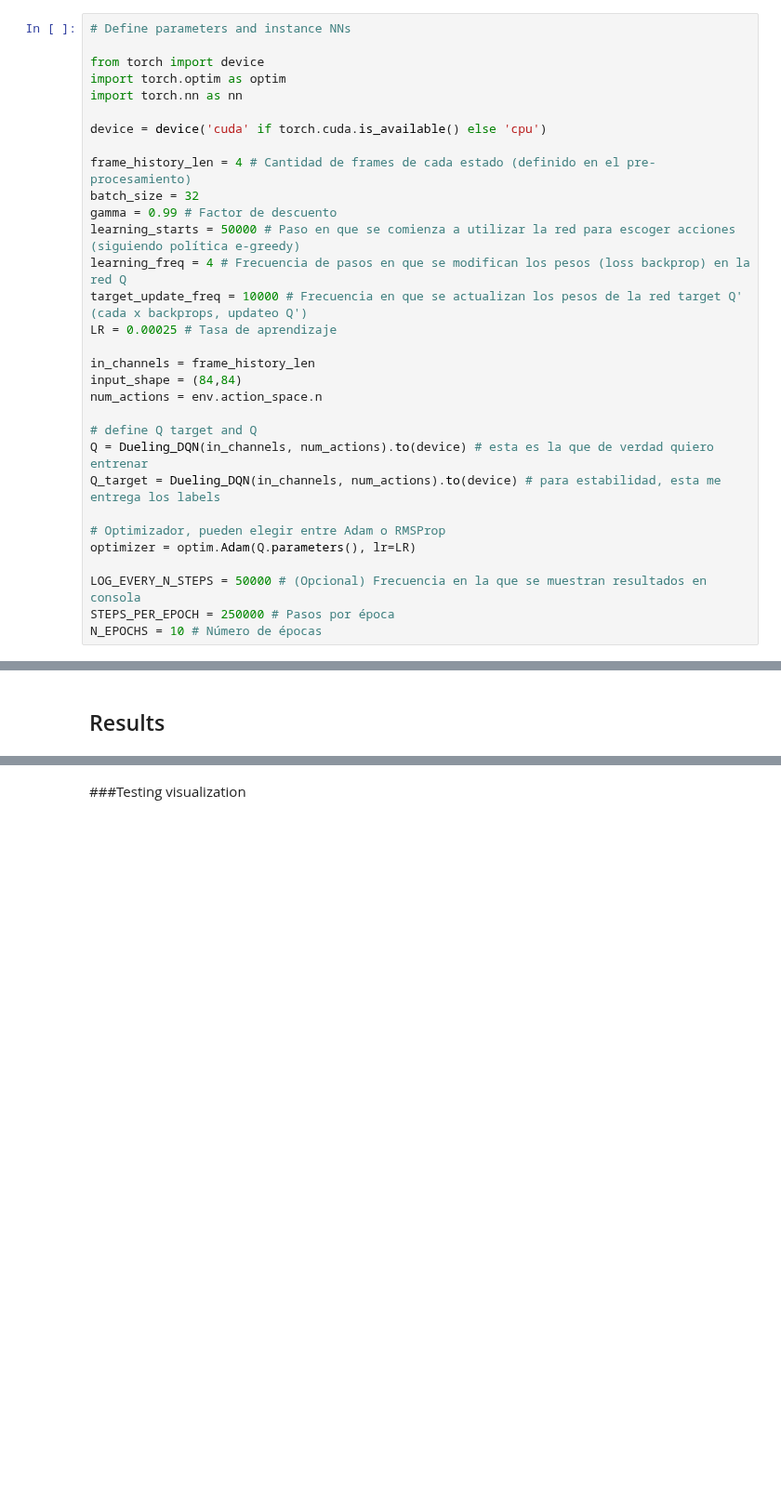
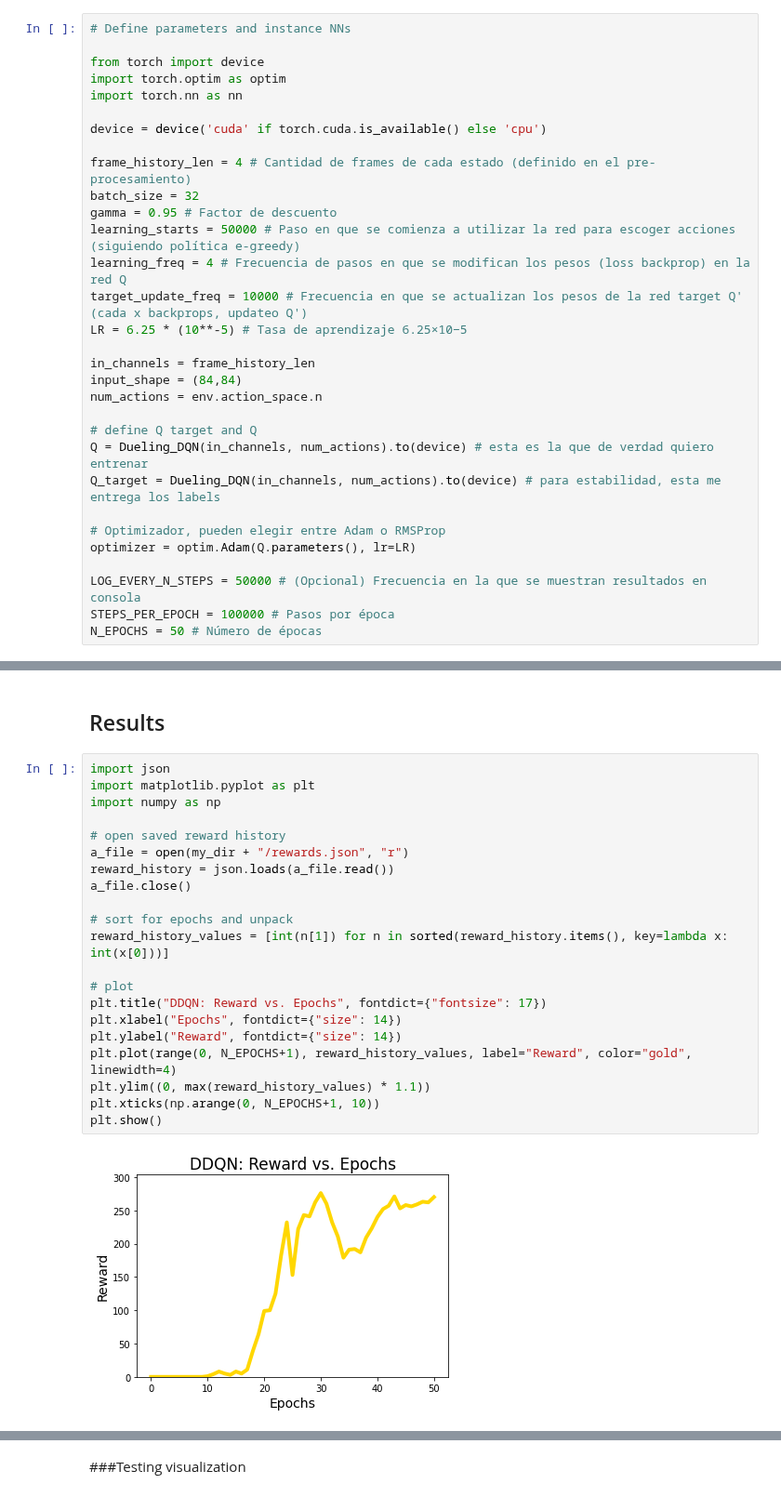
Before and after one commit to jpsiegel/Projects, a Jupyter notebook: Tarea3_DL.ipynb, the cells around one changed output, grey strips where cells are left out. Shown at 93% size. Cells and saved outputs as stored; diff of their text form; blank space fills up the shorter version.

Commit message:
finished implementation and results graph

```diff
--- a/Tarea3_DL.ipynb
+++ b/Tarea3_DL.ipynb
@@ -252,11 +255,11 @@ device = device('cuda' if torch.cuda.is_available() else 'cpu')
 
 frame_history_len = 4 # Cantidad de frames de cada estado (definido en el pre-procesamiento)
 batch_size = 32
-gamma = 0.99 # Factor de descuento
+gamma = 0.95 # Factor de descuento
 learning_starts = 50000 # Paso en que se comienza a utilizar la red para escoger acciones (siguiendo política e-greedy)
 learning_freq = 4 # Frecuencia de pasos en que se modifican los pesos (loss backprop) en la red Q
 target_update_freq = 10000 # Frecuencia en que se actualizan los pesos de la red target Q' (cada x backprops, updateo Q')
-LR = 0.00025 # Tasa de aprendizaje
+LR = 6.25 * (10**-5) # Tasa de aprendizaje 6.25×10−5
 
 in_channels = frame_history_len
 input_shape = (84,84)
@@ -270,8 +273,8 @@ Q_target = Dueling_DQN(in_channels, num_actions).to(device) # para estabilidad,
 optimizer = optim.Adam(Q.parameters(), lr=LR)
 
 LOG_EVERY_N_STEPS = 50000 # (Opcional) Frecuencia en la que se muestran resultados en consola
-STEPS_PER_EPOCH = 250000 # Pasos por época
-N_EPOCHS = 10 # Número de épocas
+STEPS_PER_EPOCH = 100000 # Pasos por época
+N_EPOCHS = 50 # Número de épocas
 # %%
 # Run only if continuing training of existing model
 
@@ -444,2 +518,25 @@ for epoch in tqdm(range(N_EPOCHS),position=0,leave=True):
 # %% [markdown]
 ## Results
+# %%
+import json
+import matplotlib.pyplot as plt
+import numpy as np
+
+# open saved reward history
+a_file = open(my_dir + "/rewards.json", "r")
+reward_history = json.loads(a_file.read())
+a_file.close()
+
+# sort for epochs and unpack
+reward_history_values = [int(n[1]) for n in sorted(reward_history.items(), key=lambda x: int(x[0]))]
+
+# plot
+plt.title("DDQN: Reward vs. Epochs", fontdict={"fontsize": 17})
+plt.xlabel("Epochs", fontdict={"size": 14})
+plt.ylabel("Reward", fontdict={"size": 14})
+plt.plot(range(0, N_EPOCHS+1), reward_history_values, label="Reward", color="gold", linewidth=4)
+plt.ylim((0, max(reward_history_values) * 1.1))
+plt.xticks(np.arange(0, N_EPOCHS+1, 10))
+plt.show()
+# %% [output]
+[figure, added]
```
Also changed, not shown: parts of 15 cells of this notebook.
